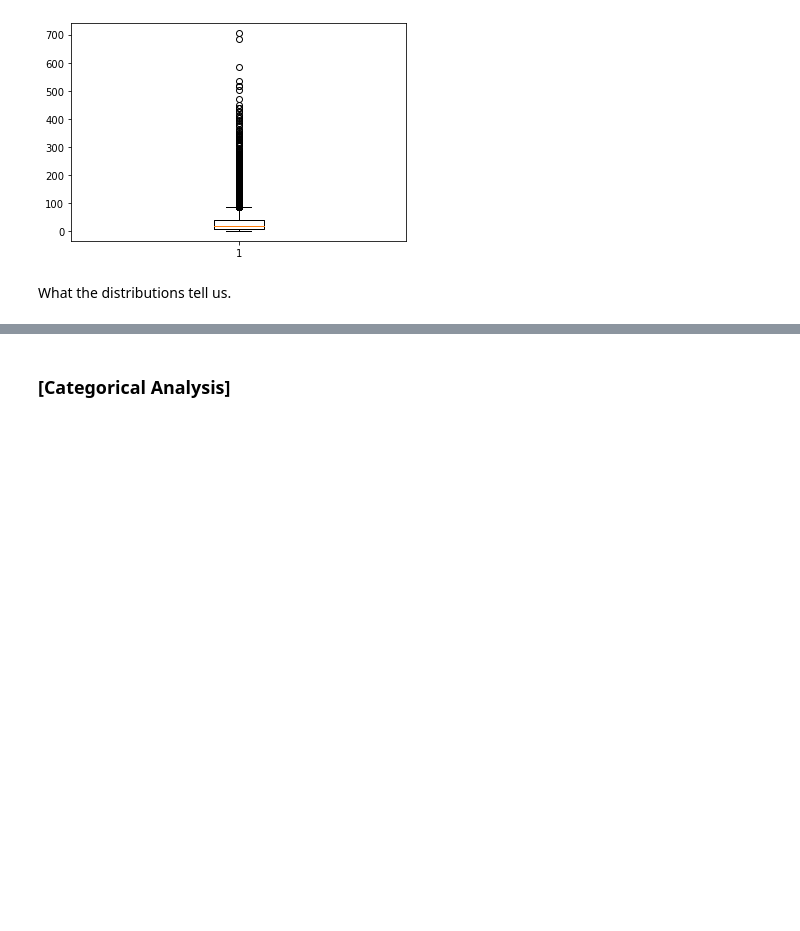
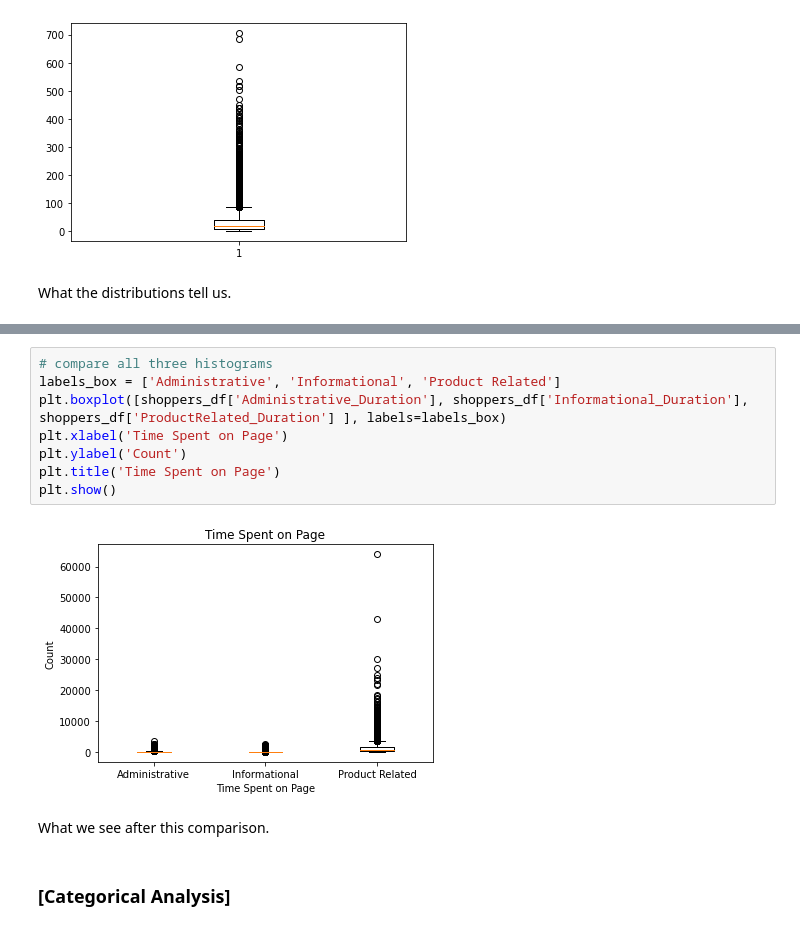
Before and after one commit to ChrisGarciaDS/ECommerce-Analysis, a Jupyter notebook: Ecom-data.ipynb, the cells around one changed output, grey strips where cells are left out. Saved outputs shown, nothing was run; the diff lists cells and outputs as text; blank space fills up the shorter version.

```diff
--- a/Ecom-data.ipynb
+++ b/Ecom-data.ipynb
@@ -251,2 +271,14 @@ What the distributions tell us.
+# %%
+# compare all three histograms
+labels_box = ['Administrative', 'Informational', 'Product Related']
+plt.boxplot([shoppers_df['Administrative_Duration'], shoppers_df['Informational_Duration'], shoppers_df['ProductRelated_Duration'] ], labels=labels_box)
+plt.xlabel('Time Spent on Page')
+plt.ylabel('Count')
+plt.title('Time Spent on Page')
+plt.show()
+# %% [output]
+[figure, added]
+# %% [markdown]
+What we see after this comparison.
 # %% [markdown]
 ### [Categorical Analysis]
```
Also changed, not shown: parts of 15 cells of this notebook.
